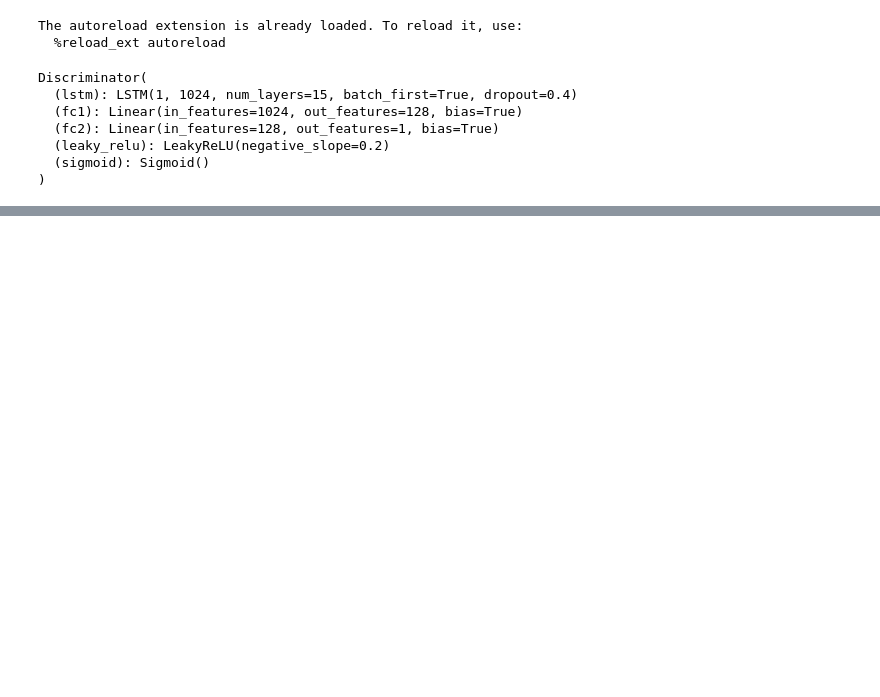
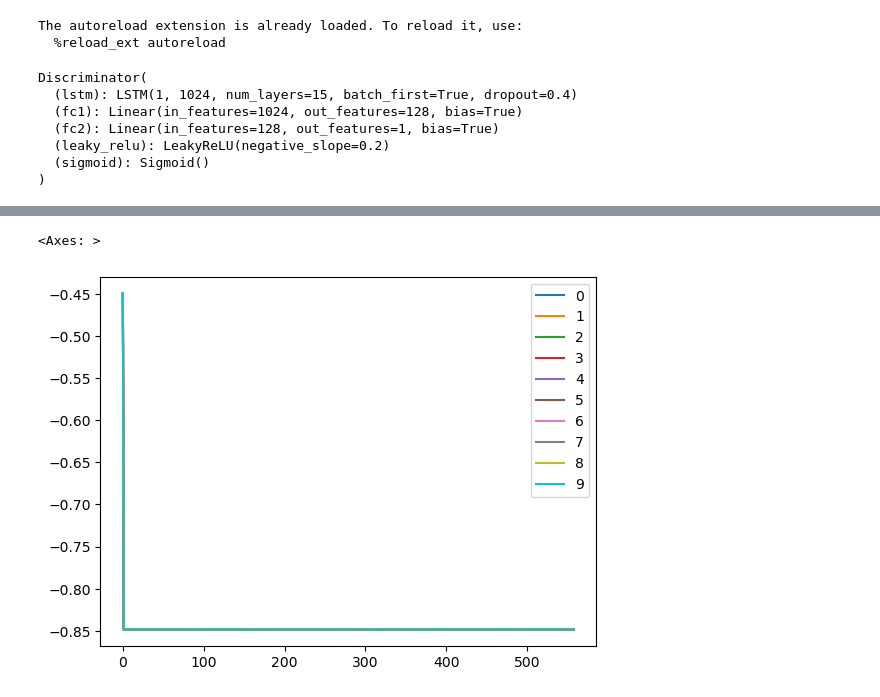
Before and after one commit to artaasd95/price-tail-risk-sim, a Jupyter notebook: gan-tail-price-sim.ipynb, the cells around one changed output, grey strips where cells are left out. Saved outputs shown, nothing was run; the diff lists cells and outputs as text; code cells hidden in the pictures; blank space fills up the shorter version.

```diff
--- a/gan-tail-price-sim.ipynb
+++ b/gan-tail-price-sim.ipynb
@@ -120,4 +120,9 @@ predictions_df
 559 rows × 10 columns
+# %%
+predictions_df.plot()
+# %% [output]
+<Axes: >
+[figure, added]
 # %%
 plt.figure(figsize=(15, 10))  # Adjust figure size for better visibility
 
```
Also changed, not shown: parts of 3 cells of this notebook, 3 other files.
